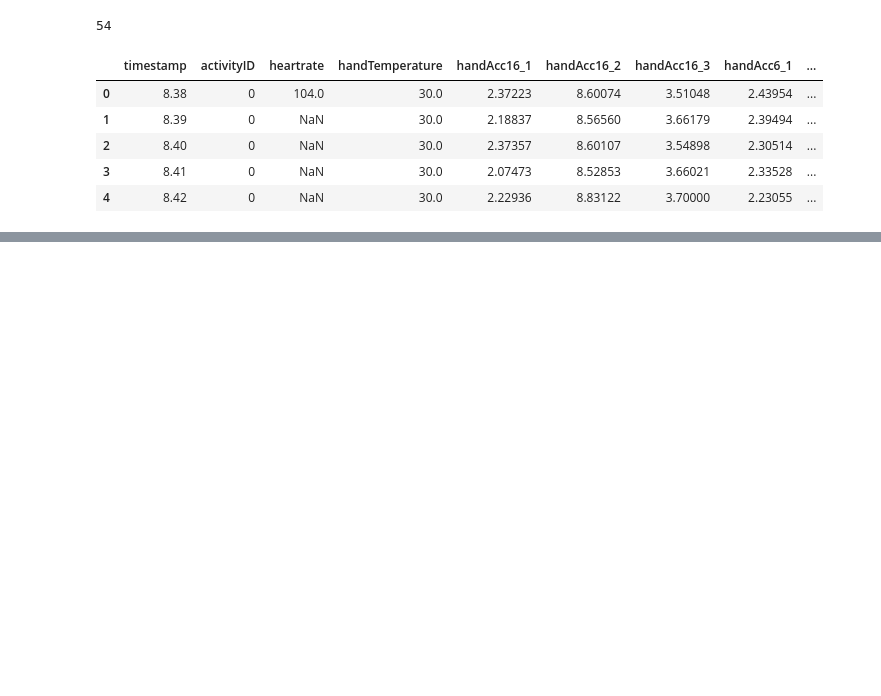
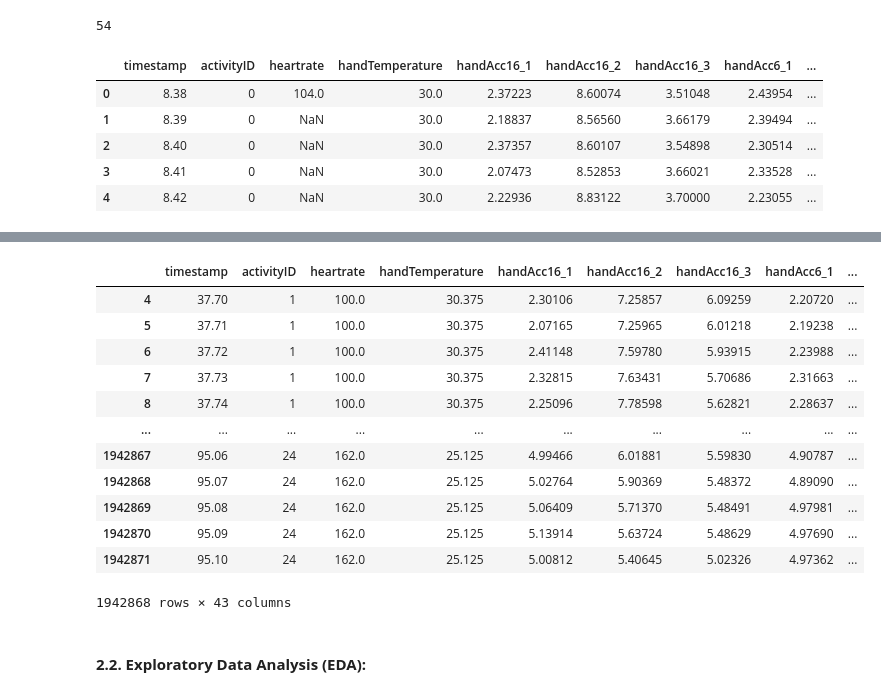
Before and after one commit to shamima1407/HAR-prediction-using-PAMAP2-dataset, a Jupyter notebook: v2.ipynb, the cells around one changed output, grey strips where cells are left out. Cells and saved outputs as stored; diff of their text form; code cells hidden in the pictures; blank space fills up the shorter version.

```diff
--- a/v2.ipynb
+++ b/v2.ipynb
@@ -135,0 +171,16 @@ dataCollection.head()
+# %%
+def dataCleaning(dataCollection):
+        dataCollection = dataCollection.drop(['handOrientation1', 'handOrientation2', 'handOrientation3', 'handOrientation4',
+                                             'chestOrientation1', 'chestOrientation2', 'chestOrientation3', 'chestOrientation4',
+                                             'ankleOrientation1', 'ankleOrientation2', 'ankleOrientation3', 'ankleOrientation4'],
+                                             axis = 1)  # removal of orientation columns as they are not needed
+        dataCollection = dataCollection.drop(dataCollection[dataCollection.activityID == 0].index) #removal of any row of activity 0 as it is transient activity which it is not used
+        #dataCollection = dataCollection.apply(pd.to_numeric, errors = 'coerse') #removal of non numeric data in cells
+        dataCollection = dataCollection.interpolate() #removal of any remaining NaN value cells by constructing new data points in known set of data points
+
+        return dataCollection
+# %%
+df = dataCleaning(dataCollection)
+# %%
+df.reset_index(drop = True, inplace = True)
+df.head(10)
@@ -135,0 +199,3 @@ dataCollection.head()
+# %%
+df.dropna(inplace = True)
+df.isnull().sum()
@@ -135,0 +215,18 @@ dataCollection.head()
+# %%
+df
+# %% [output]
+|  | timestamp | activityID | heartrate | handTemperature | handAcc16_1 | handAcc16_2 | handAcc16_3 | handAcc6_1 | ... |
+| 4 | 37.70 | 1 | 100.0 | 30.375 | 2.30106 | 7.25857 | 6.09259 | 2.20720 | ... |
+| 5 | 37.71 | 1 | 100.0 | 30.375 | 2.07165 | 7.25965 | 6.01218 | 2.19238 | ... |
+| 6 | 37.72 | 1 | 100.0 | 30.375 | 2.41148 | 7.59780 | 5.93915 | 2.23988 | ... |
+| 7 | 37.73 | 1 | 100.0 | 30.375 | 2.32815 | 7.63431 | 5.70686 | 2.31663 | ... |
+| 8 | 37.74 | 1 | 100.0 | 30.375 | 2.25096 | 7.78598 | 5.62821 | 2.28637 | ... |
+| ... | ... | ... | ... | ... | ... | ... | ... | ... | ... |
+| 1942867 | 95.06 | 24 | 162.0 | 25.125 | 4.99466 | 6.01881 | 5.59830 | 4.90787 | ... |
+| 1942868 | 95.07 | 24 | 162.0 | 25.125 | 5.02764 | 5.90369 | 5.48372 | 4.89090 | ... |
+| 1942869 | 95.08 | 24 | 162.0 | 25.125 | 5.06409 | 5.71370 | 5.48491 | 4.97981 | ... |
+| 1942870 | 95.09 | 24 | 162.0 | 25.125 | 5.13914 | 5.63724 | 5.48629 | 4.97690 | ... |
+| 1942871 | 95.10 | 24 | 162.0 | 25.125 | 5.00812 | 5.40645 | 5.02326 | 4.97362 | ... |
+1942868 rows × 43 columns
+# %% [markdown]
+#### **2.2. Exploratory Data Analysis (EDA):**
```
Also changed, not shown: parts of 5 cells of this notebook.
